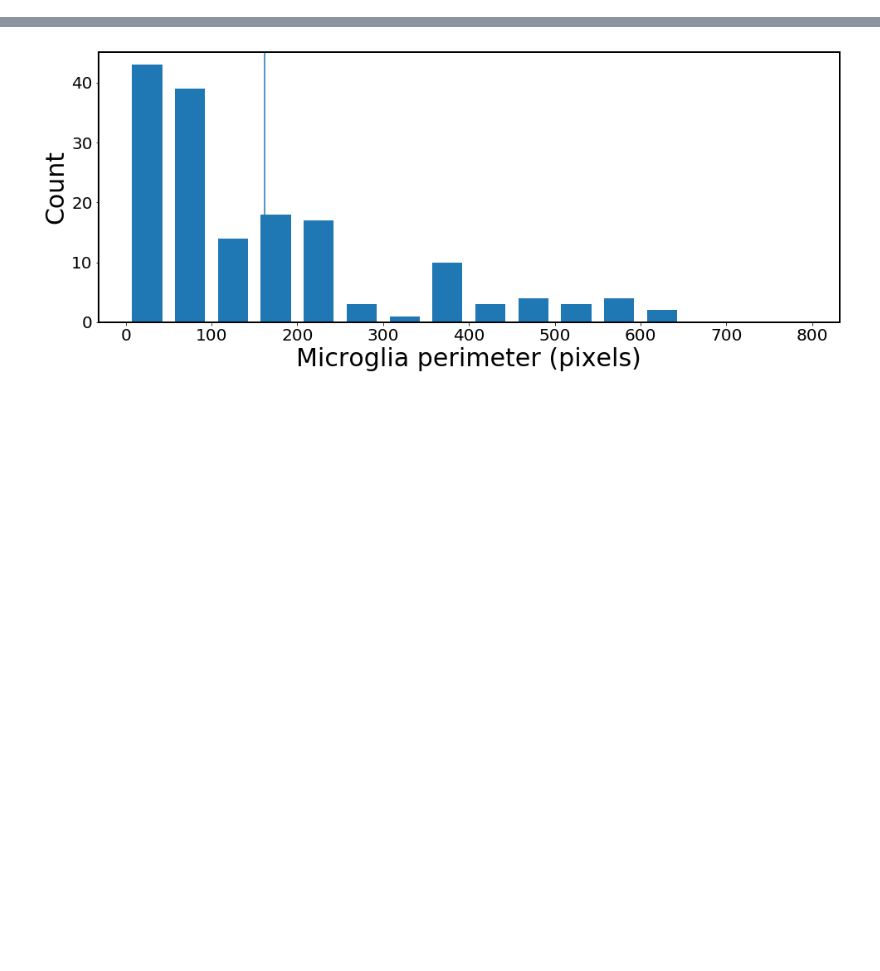
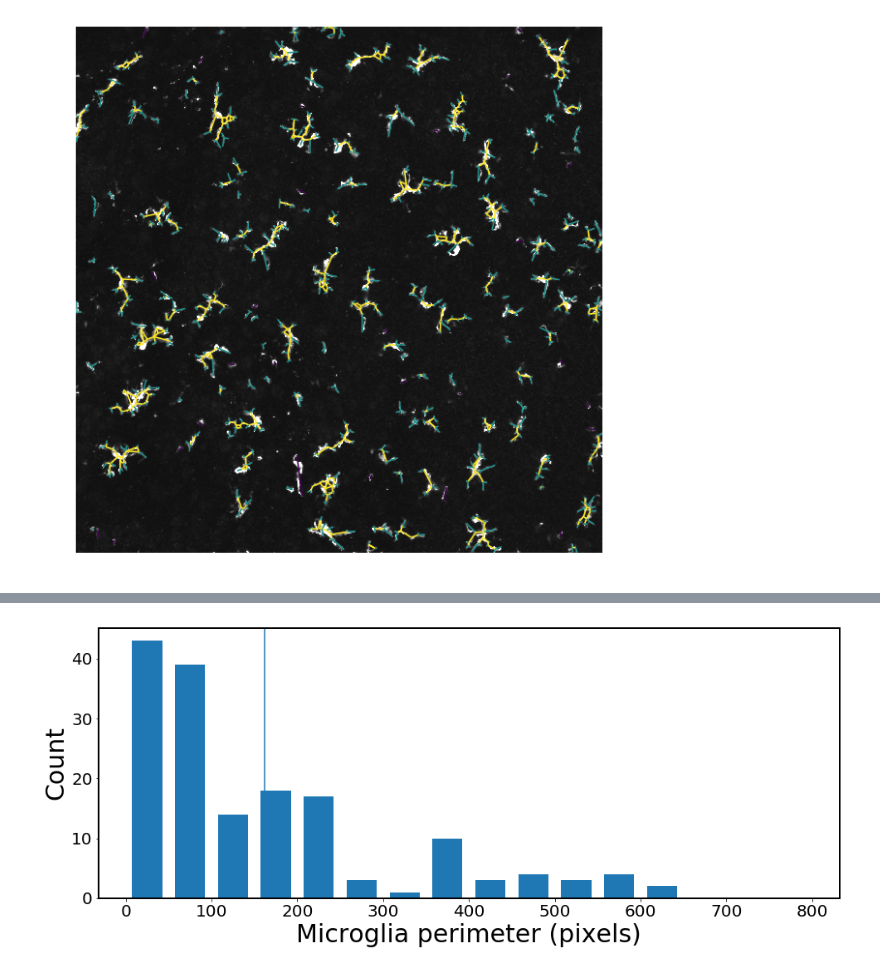
Before and after one commit to dash2927/diff_register, a Jupyter notebook: notebooks/04_20_18_visualization_features.ipynb, the cells around one changed output, grey strips where cells are left out. Cells and saved outputs as stored; diff of their text form; code cells hidden in the pictures; blank space fills up the shorter version.

```diff
--- a/notebooks/04_20_18_visualization_features.ipynb
+++ b/notebooks/04_20_18_visualization_features.ipynb
@@ -17,5 +17,7 @@ rfile = '{}/{}.{}'.format(rfolder, fname, ext)
 lfile = '{}/{}.{}'.format(lfolder, fname, ext)
 file = '{}.{}'.format(fname, ext)
 # %%
-skeleton0, branch_data_short, nbranches, short_image, props = imp.skeleton_image(lfolder, file, show=False)
+skeleton0, branch_data_short, nbranches, short_image, props = imp.skeleton_image(lfolder, file, show=True)
+# %% [output]
+[figure, added]
 # %%
```
Also changed, not shown: parts of 8 cells of this notebook, 1 other file.
